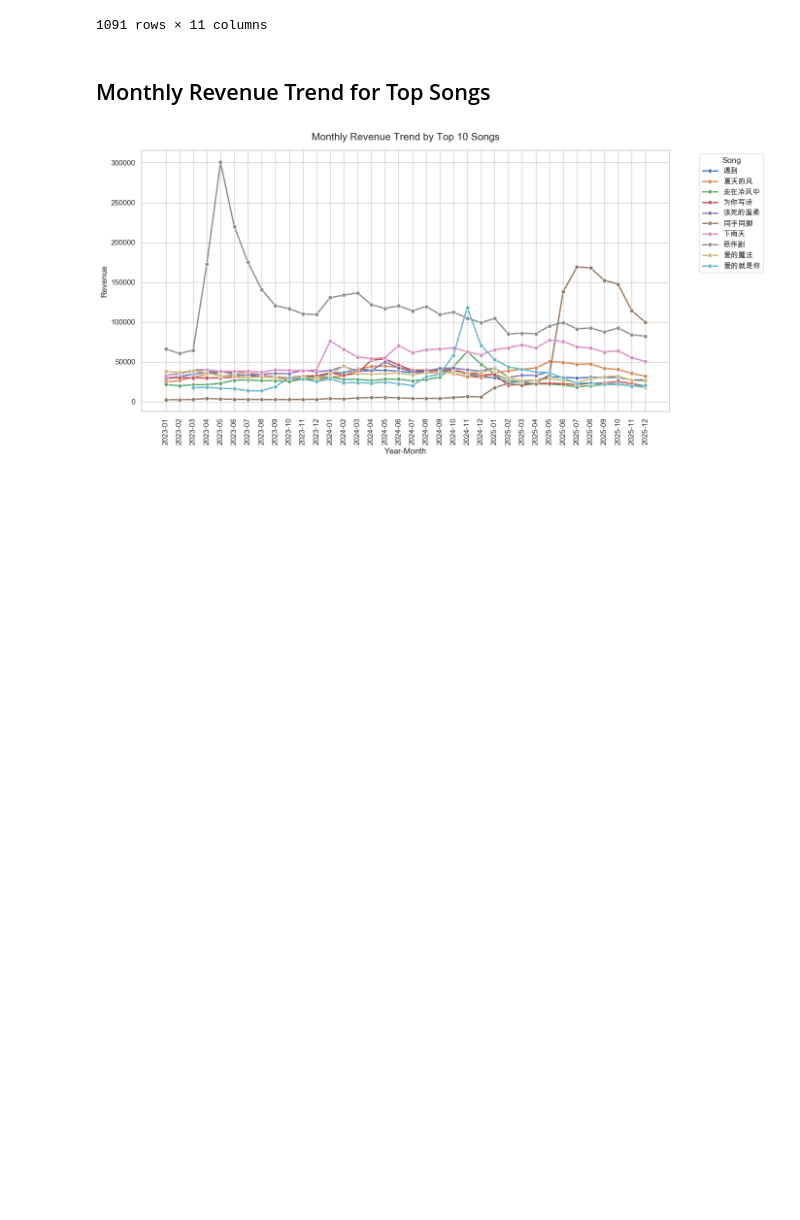
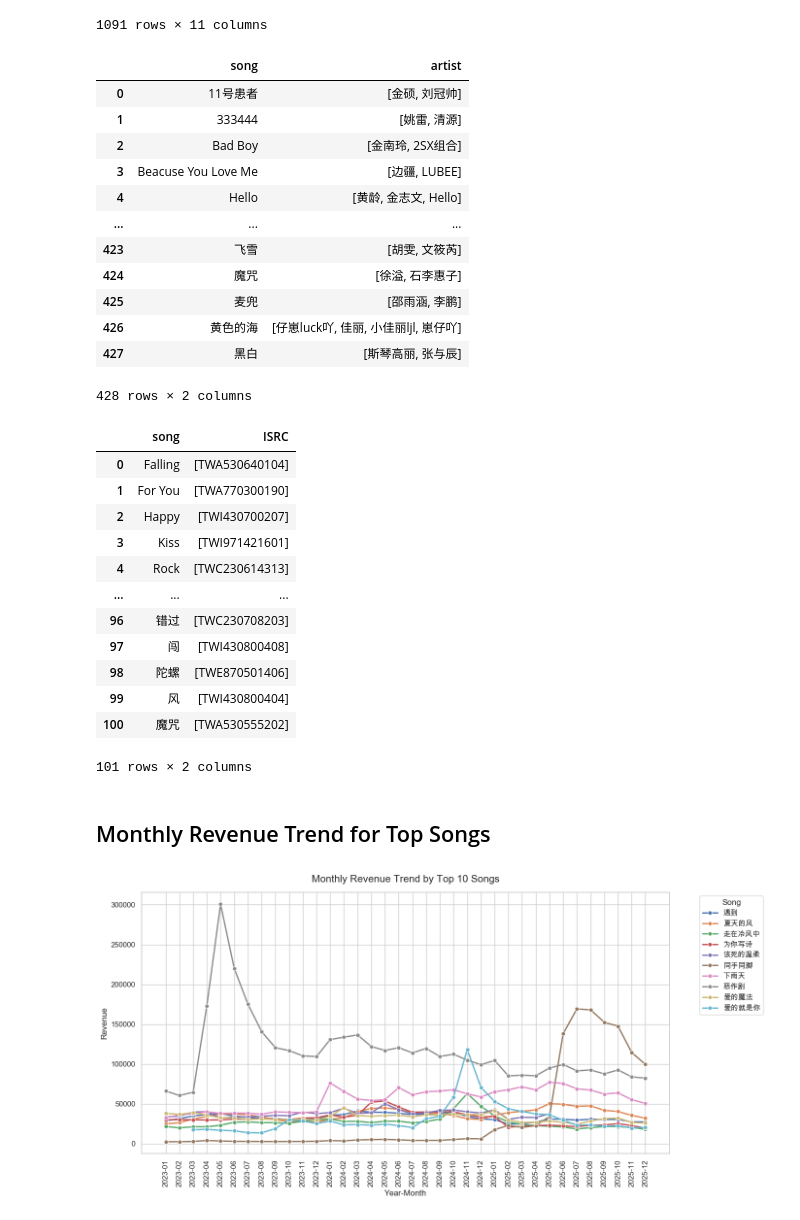
Before and after one commit to judyy19/Music-Analysis, a Jupyter notebook: analysis/TME_music.ipynb, the cells around one changed output. Cells and saved outputs as stored; diff of their text form; code cells hidden in the pictures; blank space fills up the shorter version.

Commit message:
generate dup artist report

```diff
--- a/analysis/TME_music.ipynb
+++ b/analysis/TME_music.ipynb
@@ -316,3 +314,55 @@ df_result.to_excel("/Users/chu-chun/Mirror/Eva/output/TME_multiple_singer_list.x
+# %%
+# 1. 找出有超過一個歌手的歌名
+temp = song_final.groupby('song')['artist'].unique()
+duplicate_songs = temp[temp.apply(len) > 1].index.tolist()
+
+# 2. 撈出這些歌的詳細資訊（ISRC, 專輯, 收益等）進行人工校對
+audit_df = song_final[song_final['song'].isin(duplicate_songs)][['ISRC', 'song', 'artist']]
+# display(audit_df.sort_values(by='song'))
+# audit_df.to_excel("/Users/chu-chun/Mirror/Eva/output/TME_multiple_singer_list_detail.xlsx", index=False)
+
+# 3. 分為兩類
+audit_df_synthetic = audit_df[audit_df['ISRC'].str.contains(" - ")]
+audit_df_ISRC= audit_df[~audit_df['ISRC'].str.contains(" - ")]
+
+# 4. synthetic ISRC
+temp = audit_df_synthetic.groupby('song')['artist'].unique()
+result = temp[temp.apply(len) > 1]
+df_result_syn = pd.DataFrame(result).reset_index()
+
+# 5. have ISRC
+temp = audit_df_ISRC.groupby('song')['ISRC'].unique()
+result = temp[temp.apply(len) == 1]
+df_result_ISRC = pd.DataFrame(result).reset_index()
+
+display(df_result_syn, df_result_ISRC)
+# %% [output]
+|  | song | artist |
+| 0 | 11号患者 | [金硕, 刘冠帅] |
+| 1 | 333444 | [姚雷, 清源] |
+| 2 | Bad Boy | [金南玲, 2SX组合] |
+| 3 | Beacuse You Love Me | [边疆, LUBEE] |
+| 4 | Hello | [黄龄, 金志文, Hello] |
+| ... | ... | ... |
+| 423 | 飞雪 | [胡雯, 文筱芮] |
+| 424 | 魔咒 | [徐溢, 石李惠子] |
+| 425 | 麦兜 | [邵雨涵, 李鹏] |
+| 426 | 黄色的海 | [仔崽luck吖, 佳丽, 小佳丽ljl, 崽仔吖] |
+| 427 | 黑白 | [斯琴高丽, 张与辰] |
+428 rows × 2 columns
+|  | song | ISRC |
+| 0 | Falling | [TWA530640104] |
+| 1 | For You | [TWA770300190] |
+| 2 | Happy | [TWI430700207] |
+| 3 | Kiss | [TWI971421601] |
+| 4 | Rock | [TWC230614313] |
+| ... | ... | ... |
+| 96 | 错过 | [TWC230708203] |
+| 97 | 闯 | [TWI430800408] |
+| 98 | 陀螺 | [TWE870501406] |
+| 99 | 风 | [TWI430800404] |
+| 100 | 魔咒 | [TWA530555202] |
+101 rows × 2 columns
 # %% [markdown]
 ## Monthly Revenue Trend for Top Songs
 # %%
```
Also changed, not shown: parts of 6 cells of this notebook, 4 other files.
